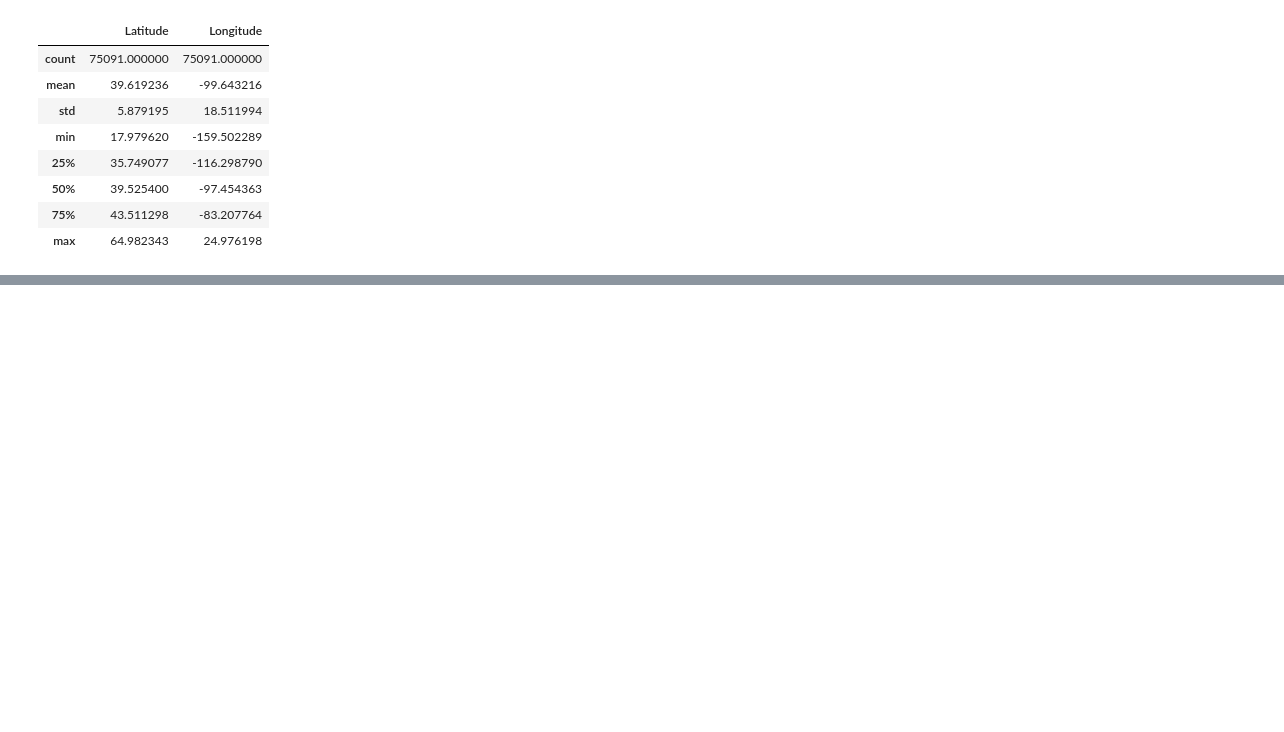
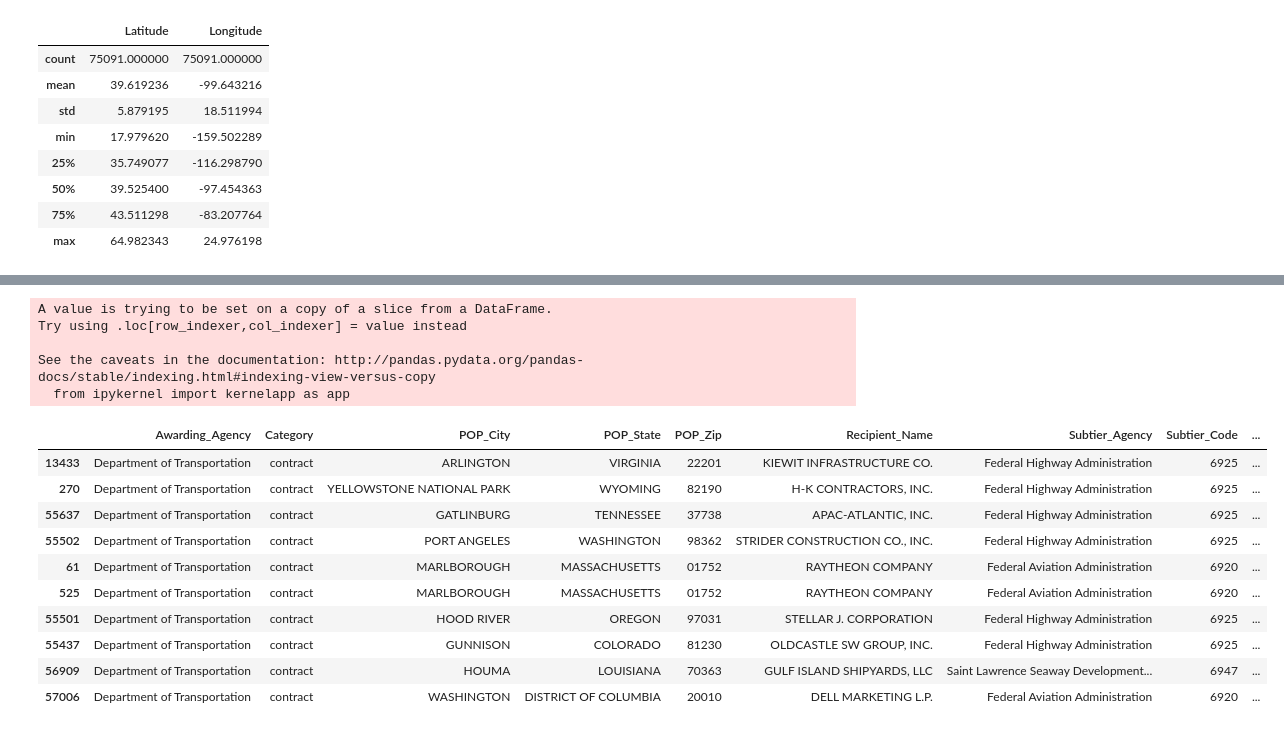
Before and after one commit to stsoiasue/US_Spending_by_Department, a Jupyter notebook: merge_dataframes.ipynb, the cells around one changed output, grey strips where cells are left out. Cells and saved outputs as stored; diff of their text form; code cells hidden in the pictures; blank space fills up the shorter version.

```diff
--- a/merge_dataframes.ipynb
+++ b/merge_dataframes.ipynb
@@ -64,0 +71,23 @@ merged_df.describe()
+# %%
+dot_df = merged_df.loc[merged_df['Awarding_Agency'] == 'Department of Transportation']
+dot_df['Total_Obligation'] = dot_df['Total_Obligation'].apply(pd.to_numeric)
+dot_df = dot_df.sort_values(by=['Total_Obligation'], ascending=False)
+dot_df = dot_df.head(10)
+dot_df
+# %% [output]
+A value is trying to be set on a copy of a slice from a DataFrame.
+Try using .loc[row_indexer,col_indexer] = value instead
+
+See the caveats in the documentation: http://pandas.pydata.org/pandas-docs/stable/indexing.html#indexing-view-versus-copy
+  from ipykernel import kernelapp as app
+|  | Awarding_Agency | Category | POP_City | POP_State | POP_Zip | Recipient_Name | Subtier_Agency | Subtier_Code | ... |
+| 13433 | Department of Transportation | contract | ARLINGTON | VIRGINIA | 22201 | KIEWIT INFRASTRUCTURE CO. | Federal Highway Administration | 6925 | ... |
+| 270 | Department of Transportation | contract | YELLOWSTONE NATIONAL PARK | WYOMING | 82190 | H-K CONTRACTORS, INC. | Federal Highway Administration | 6925 | ... |
+| 55637 | Department of Transportation | contract | GATLINBURG | TENNESSEE | 37738 | APAC-ATLANTIC, INC. | Federal Highway Administration | 6925 | ... |
+| 55502 | Department of Transportation | contract | PORT ANGELES | WASHINGTON | 98362 | STRIDER CONSTRUCTION CO., INC. | Federal Highway Administration | 6925 | ... |
+| 61 | Department of Transportation | contract | MARLBOROUGH | MASSACHUSETTS | 01752 | RAYTHEON COMPANY | Federal Aviation Administration | 6920 | ... |
+| 525 | Department of Transportation | contract | MARLBOROUGH | MASSACHUSETTS | 01752 | RAYTHEON COMPANY | Federal Aviation Administration | 6920 | ... |
+| 55501 | Department of Transportation | contract | HOOD RIVER | OREGON | 97031 | STELLAR J. CORPORATION | Federal Highway Administration | 6925 | ... |
+| 55437 | Department of Transportation | contract | GUNNISON | COLORADO | 81230 | OLDCASTLE SW GROUP, INC. | Federal Highway Administration | 6925 | ... |
+| 56909 | Department of Transportation | contract | HOUMA | LOUISIANA | 70363 | GULF ISLAND SHIPYARDS, LLC | Saint Lawrence Seaway Development... | 6947 | ... |
+| 57006 | Department of Transportation | contract | WASHINGTON | DISTRICT OF COLUMBIA | 20010 | DELL MARKETING L.P. | Federal Aviation Administration | 6920 | ... |
```
Also changed, not shown: parts of 5 cells of this notebook, 9 other files.
